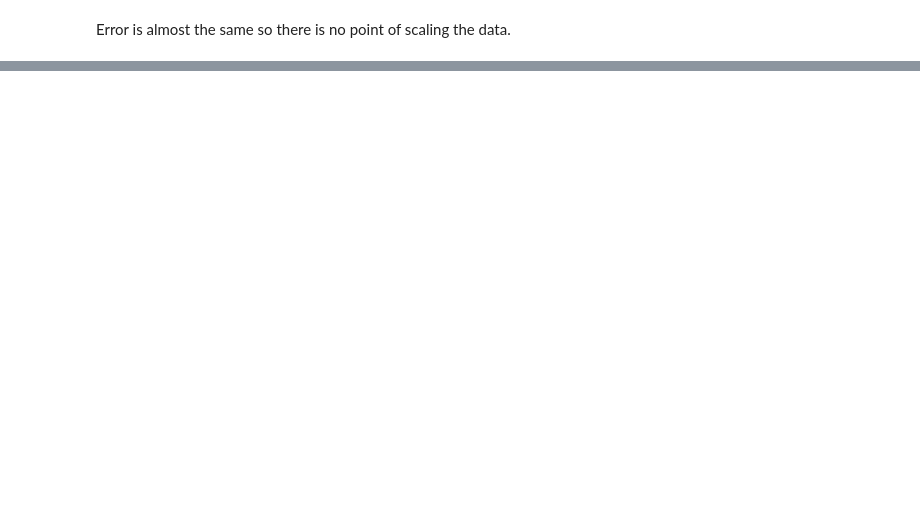
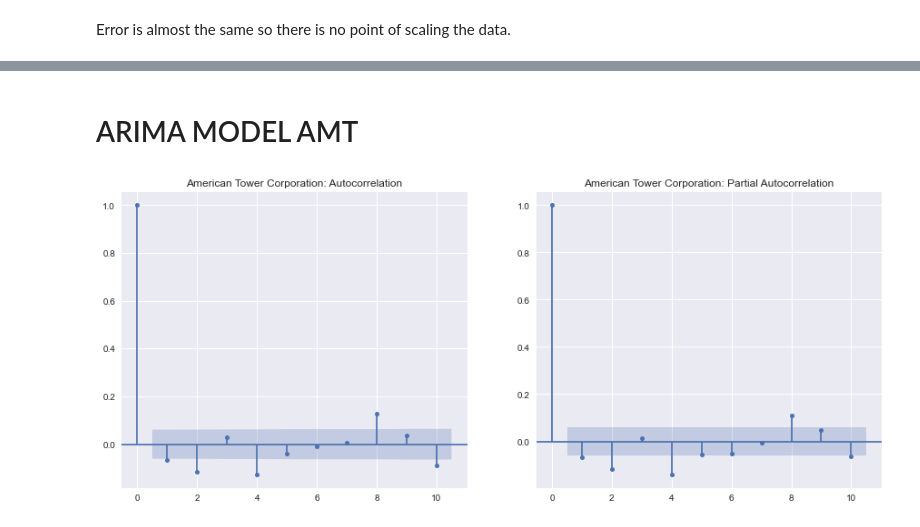
Before and after one commit to rishupadhye/Stock-Price-Prediction-Using-ARIMA-, a Jupyter notebook: Stock Price Prediction ARIMA .ipynb, the cells around one changed output, grey strips where cells are left out. Cells and saved outputs as stored; diff of their text form; code cells hidden in the pictures; blank space fills up the shorter version.

```diff
--- a/Stock Price Prediction ARIMA .ipynb
+++ b/Stock Price Prediction ARIMA .ipynb
@@ -235,0 +379,12 @@ weekly_price_forecast_arima.head()
+# %% [markdown]
+# ARIMA MODEL AMT
+# %%
+fig, axs = plt.subplots(1,2, figsize =(15,6))
+
+
+plot_acf(weekly_price_d['American Tower Corporation'], lags=10, ax=axs[0], title='American Tower Corporation'+': Autocorrelation')
+plt.close(2)
+plot_pacf(weekly_price_d['American Tower Corporation'], lags=10, ax=axs[1], title='American Tower Corporation'+': Partial Autocorrelation')
+plt.close(2)
+# %% [output]
+[figure, added]
```
Also changed, not shown: parts of 25 cells of this notebook.
